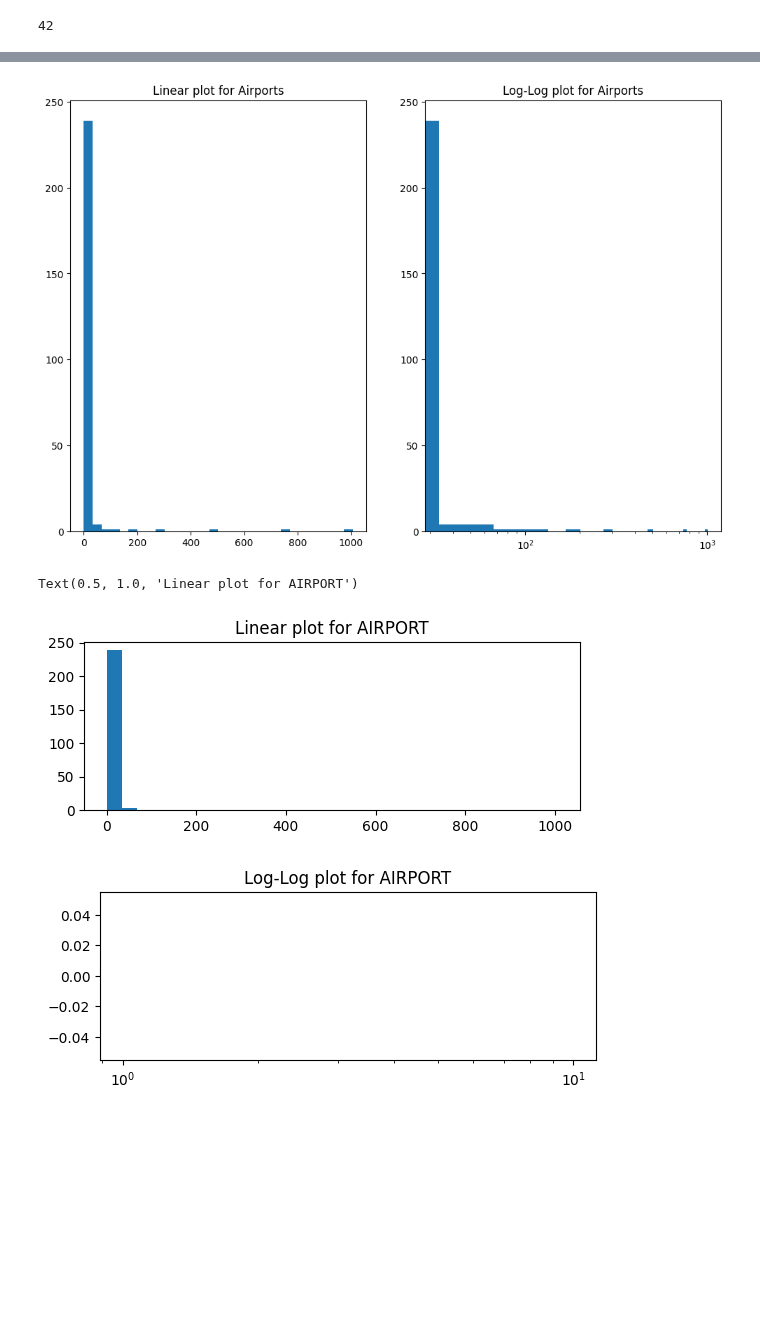
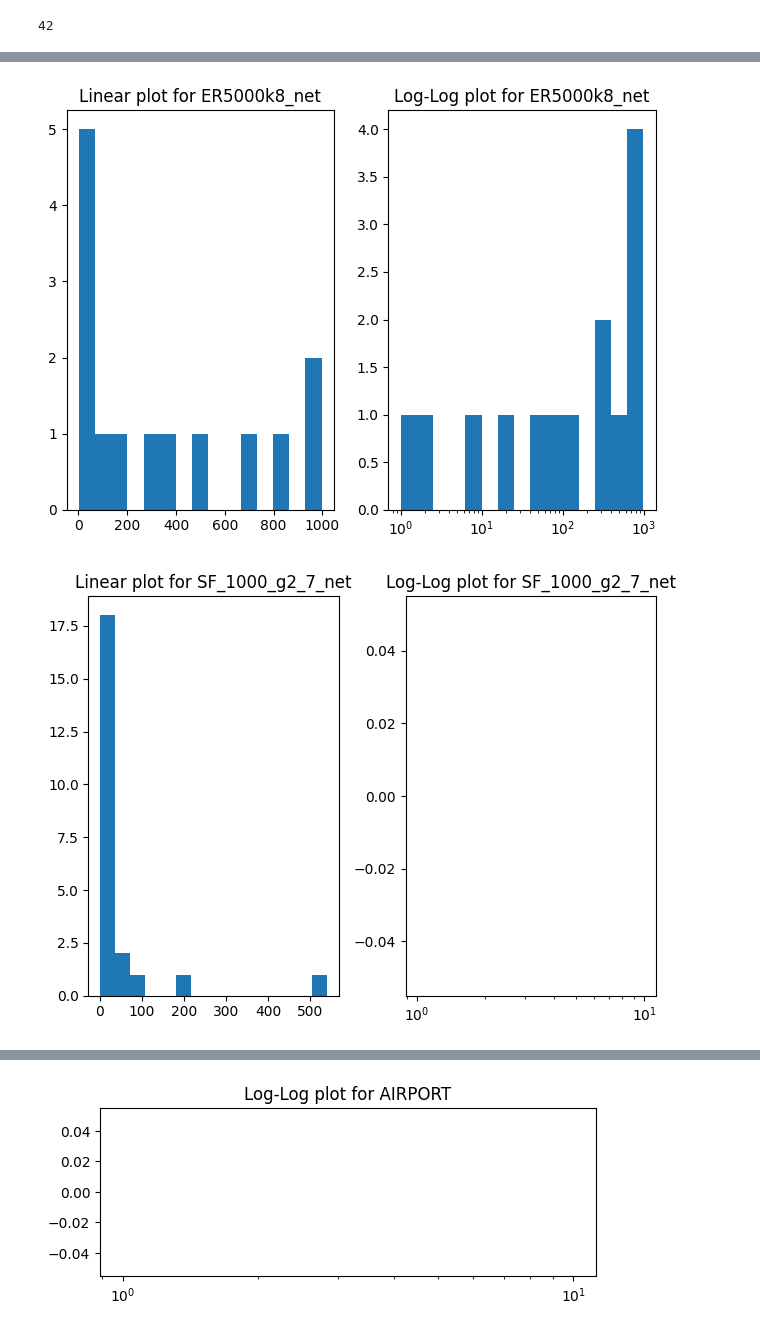
Before and after one commit to EjbejaranosAI/Complex_Networks, a Jupyter notebook: 1_Descriptors/experiments_notebook.ipynb, the cells around one changed output, grey strips where cells are left out. Saved outputs shown, nothing was run; the diff lists cells and outputs as text; code cells hidden in the pictures; blank space fills up the shorter version.

Commit message:
histogram:PDF + images

```diff
--- a/1_Descriptors/experiments_notebook.ipynb
+++ b/1_Descriptors/experiments_notebook.ipynb
@@ -255,6 +255,27 @@ def extract_avg_max_len(graph: igraph.Graph) -> dict:
 # %%
 import matplotlib as mpl
 mpl.rcParams.update(mpl.rcParamsDefault)
+# %%
+def make_histograms_pdf(networks_to_graph:list, bins:int, figsize:tuple):
+    """Plots and saves the histograms (PDF) of the given networks to plot"""
+
+
+    ## reading the graphs
+    loaded_graphs = [igraph.read(x) for x in networks_to_graph]
+
+    ## degrees for each
+    degrees_per_graph = [x.degree_distribution()._bins for x in loaded_graphs]
+    ## names
+    names = [x.split("/")[-1].replace(".","_") for x in networks_to_graph]
+    # making a dictionary
+    d = dict(zip(names, degrees_per_graph))
+
+    # plotting
+    for k, v in d.items():
+        plot_linear_log_histogram(graph_bins=v,
+                                    number_bins=bins,
+                                    graph_name=k,
+                                    figure_size=figsize)
 # %%
 ## getting the degrees for the following networks
 networks_to_graph = [
@@ -299,0 +288,5 @@ for k, v in d.items():
+# %%
+make_histograms_pdf(networks_to_graph, bins=15, figsize=(12,8))
+# %% [output]
+[figure, added]
+[figure, added]
@@ -325,14 +319,0 @@ def plot_linear_log_histogram(graph_bins:list, number_bins:int, graph_name:str,f
-# %%
-plot_linear_log_histogram(graph_bins = degrees,
-                          number_bins = 30,
-                          graph_name = "Airports",
-                          figure_size=(12,8))
-# %% [output]
-[figure, removed]
-# %%
-    plt.subplot(211)
-    hist, bins, _ = plt.hist(degrees, bins=30)
-    plt.title(f"Linear plot for AIRPORT")
-# %% [output]
-Text(0.5, 1.0, 'Linear plot for AIRPORT')
-[figure, removed]
```
Also changed, not shown: parts of 5 cells of this notebook, 13 other files.
